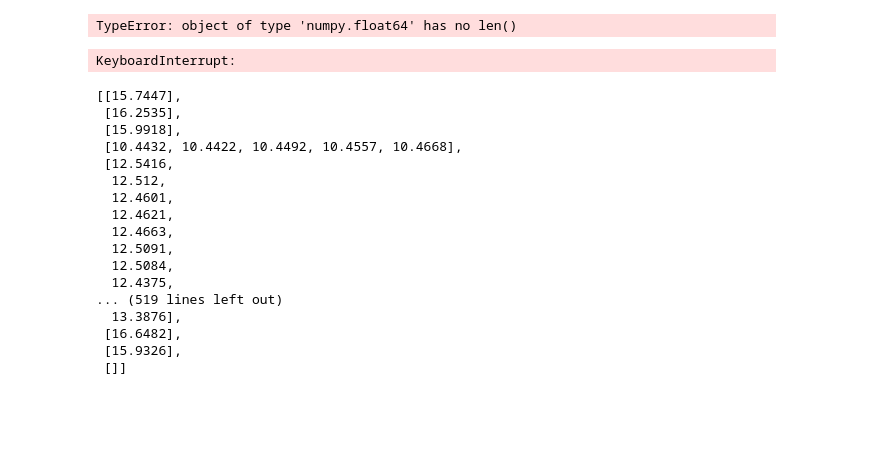
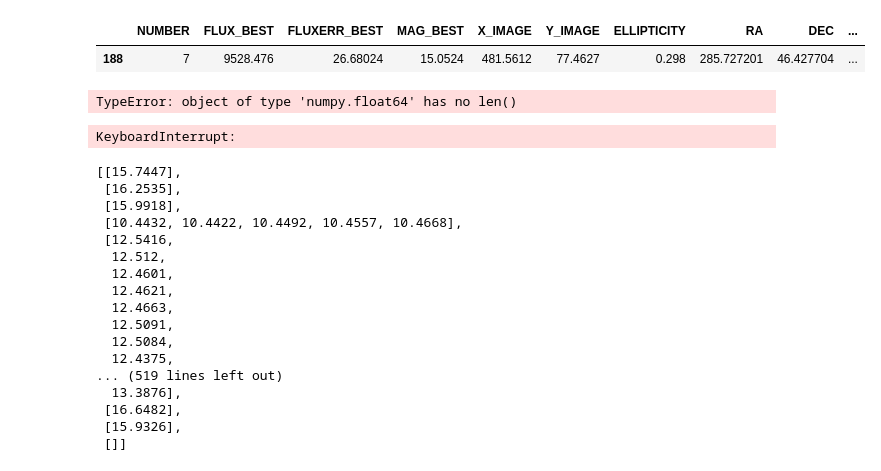
Before and after one commit to mj1e16lsst/keplerPhotometry, a Jupyter notebook: keplerLightCurves.ipynb, the cells around one changed output. Drawn from its saved outputs; the diff is of its cells as text; code cells hidden in the pictures; blank space fills up the shorter version.

```diff
--- a/keplerLightCurves.ipynb
+++ b/keplerLightCurves.ipynb
@@ -339,3 +268,10 @@ for x in range(len(datesfull)):
+# %%
+df = origTab.to_pandas()
+df2 = df[df['RA'] == 285.72720076444773]
+df2
+# %% [output]
+|  | NUMBER | FLUX_BEST | FLUXERR_BEST | MAG_BEST | X_IMAGE | Y_IMAGE | ELLIPTICITY | RA | DEC | ... |
+| 188 | 7 | 9528.476 | 26.68024 | 15.0524 | 481.5612 | 77.4627 | 0.298 | 285.727201 | 46.427704 | ... |
 # %%
 def makeDS9RegFile(sexTabList,fileNameBase,tabType,xcoords,ycoords):
 #     for tables in range(len(sexTabList)):
```
Also changed, not shown: parts of 14 cells of this notebook, 13 other files.
